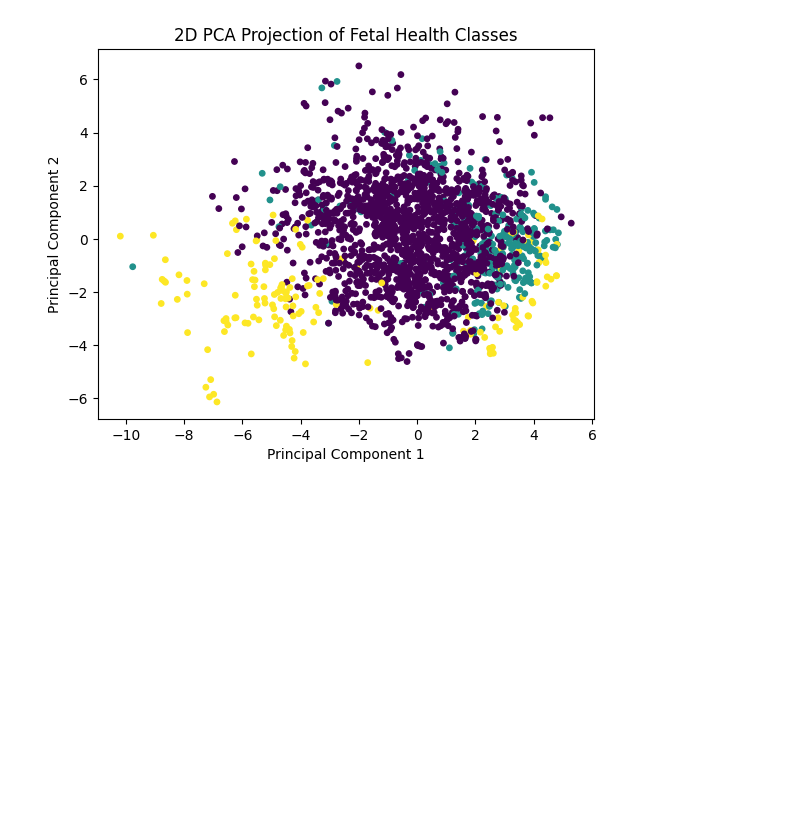
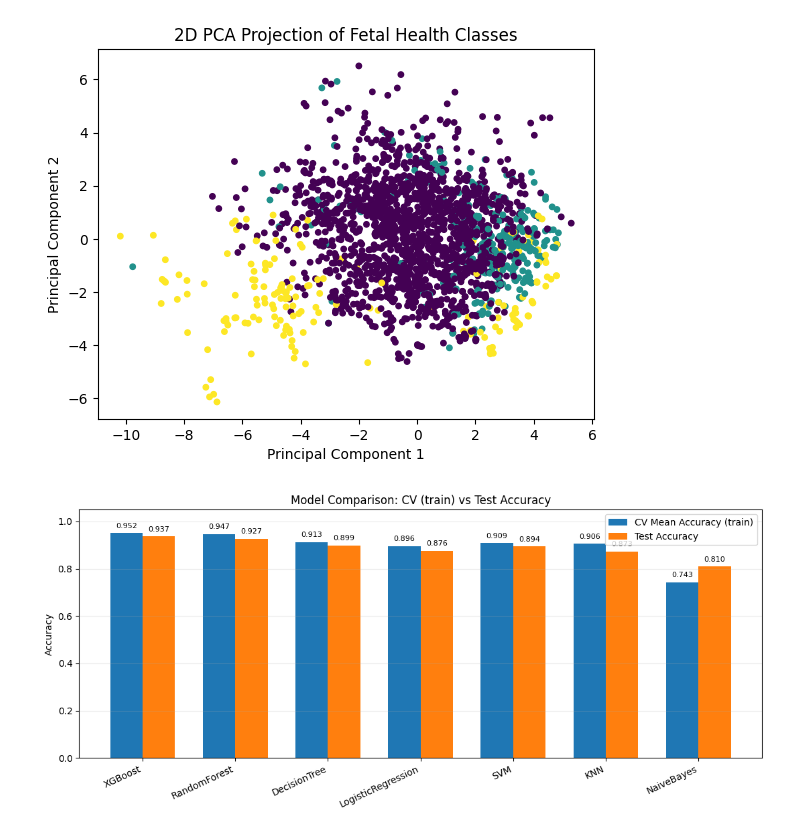
Before and after one commit to AmiteshVerma03/Early-Prediction-of-Fetal-and-Maternal-Health-Risk, a Jupyter notebook: notebooks/03_ultrasound_numeric.ipynb, the cells around one changed output. Cells and saved outputs as stored; diff of their text form; code cells hidden in the pictures; blank space fills up the shorter version.

```diff
--- a/notebooks/03_ultrasound_numeric.ipynb
+++ b/notebooks/03_ultrasound_numeric.ipynb
@@ -211,3 +221,36 @@ plt.ylabel("Principal Component 2")
 plt.show()
 # %% [output]
 [figure]
+# %%
+import numpy as np
+
+# Grouped bar chart: cross-validation (train) vs test accuracy for all models
+
+model_names = list(results_cv.keys())
+train_acc = [results_cv[m]['accuracy'] for m in model_names]
+test_acc = [test_results[m]['accuracy'] for m in model_names]
+
+x = np.arange(len(model_names))
+width = 0.35
+
+plt.figure(figsize=(11,5))
+bars1 = plt.bar(x - width/2, train_acc, width, label='CV Mean Accuracy (train)', color='tab:blue')
+bars2 = plt.bar(x + width/2, test_acc,  width, label='Test Accuracy', color='tab:orange')
+
+plt.ylim(0, 1.05)
+plt.ylabel('Accuracy')
+plt.title('Model Comparison: CV (train) vs Test Accuracy')
+plt.xticks(x, model_names, rotation=25, ha='right')
+plt.legend(loc='upper right')
+plt.grid(axis='y', alpha=0.25)
+
+# annotate bars with values
+for b in bars1 + bars2:
+    h = b.get_height()
+    plt.annotate(f'{h:.3f}', xy=(b.get_x() + b.get_width() / 2, h),
+                 xytext=(0, 4), textcoords="offset points", ha='center', va='bottom', fontsize=8)
+
+plt.tight_layout()
+plt.show()
+# %% [output]
+[figure, added]
```
Also changed, not shown: parts of 6 cells of this notebook.
